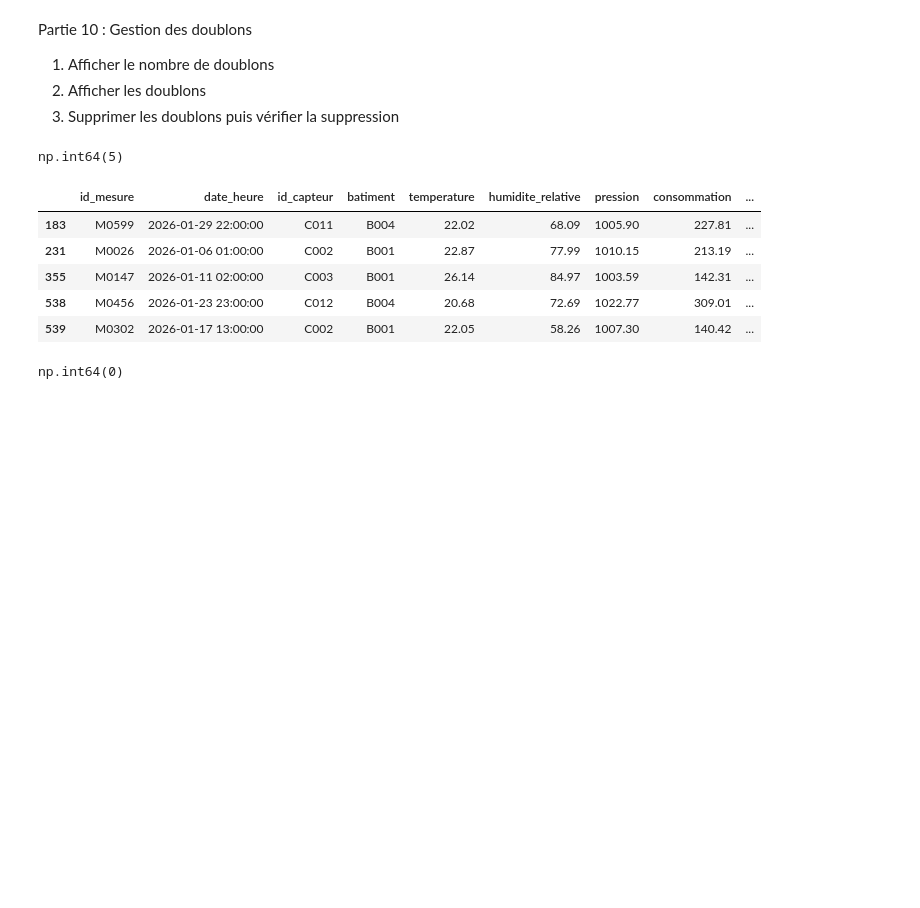
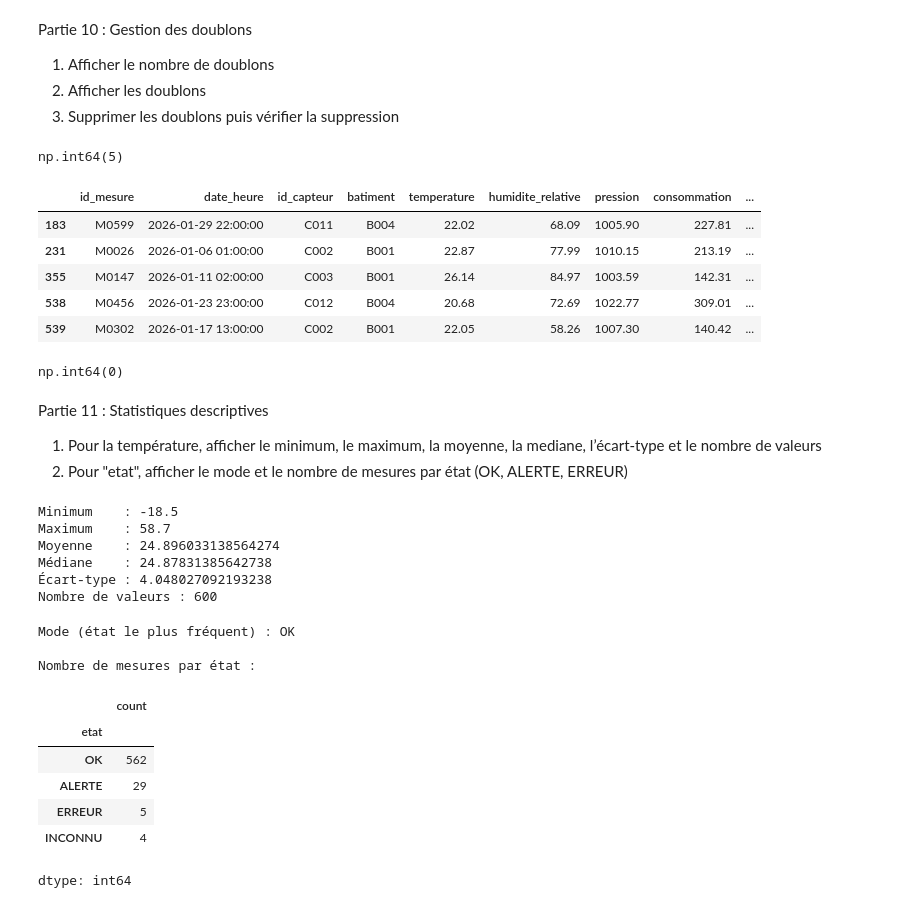
Before and after one commit to fatoufall737/atelier-pandas-iot, a Jupyter notebook: atelier_pandas_iot.ipynb, the cells around one changed output. Cells and saved outputs as stored; diff of their text form; code cells hidden in the pictures; blank space fills up the shorter version.

Commit message:
Partie 11 : statistiques descriptives (température, mode et répartition des états)

```diff
--- a/atelier_pandas_iot.ipynb
+++ b/atelier_pandas_iot.ipynb
@@ -631,3 +631,39 @@ df = df.drop_duplicates()
 df.duplicated().sum()  # doit renvoyer 0
 # %% [output]
 np.int64(0)
+# %% [markdown]
+Partie 11 : Statistiques descriptives
+1) Pour la température, afficher le minimum, le maximum, la moyenne, la mediane, l’écart-type et
+le nombre de valeurs
+2) Pour "etat", afficher le mode et le nombre de mesures par état (OK, ALERTE, ERREUR)
+# %%
+# 1) Statistiques descriptives de la température
+print("Minimum    :", df["temperature"].min())
+print("Maximum    :", df["temperature"].max())
+print("Moyenne    :", df["temperature"].mean())
+print("Médiane    :", df["temperature"].median())
+print("Écart-type :", df["temperature"].std())
+print("Nombre de valeurs :", df["temperature"].count())
+# %% [output]
+Minimum    : -18.5
+Maximum    : 58.7
+Moyenne    : 24.896033138564274
+Médiane    : 24.87831385642738
+Écart-type : 4.048027092193238
+Nombre de valeurs : 600
+# %%
+# 2) Mode et répartition des mesures par état
+print("Mode (état le plus fréquent) :", df["etat"].mode()[0])
+print("\nNombre de mesures par état :")
+df["etat"].value_counts()
+# %% [output]
+Mode (état le plus fréquent) : OK
+
+Nombre de mesures par état :
+|  | count |
+| etat |  |
+| OK | 562 |
+| ALERTE | 29 |
+| ERREUR | 5 |
+| INCONNU | 4 |
+dtype: int64
```
